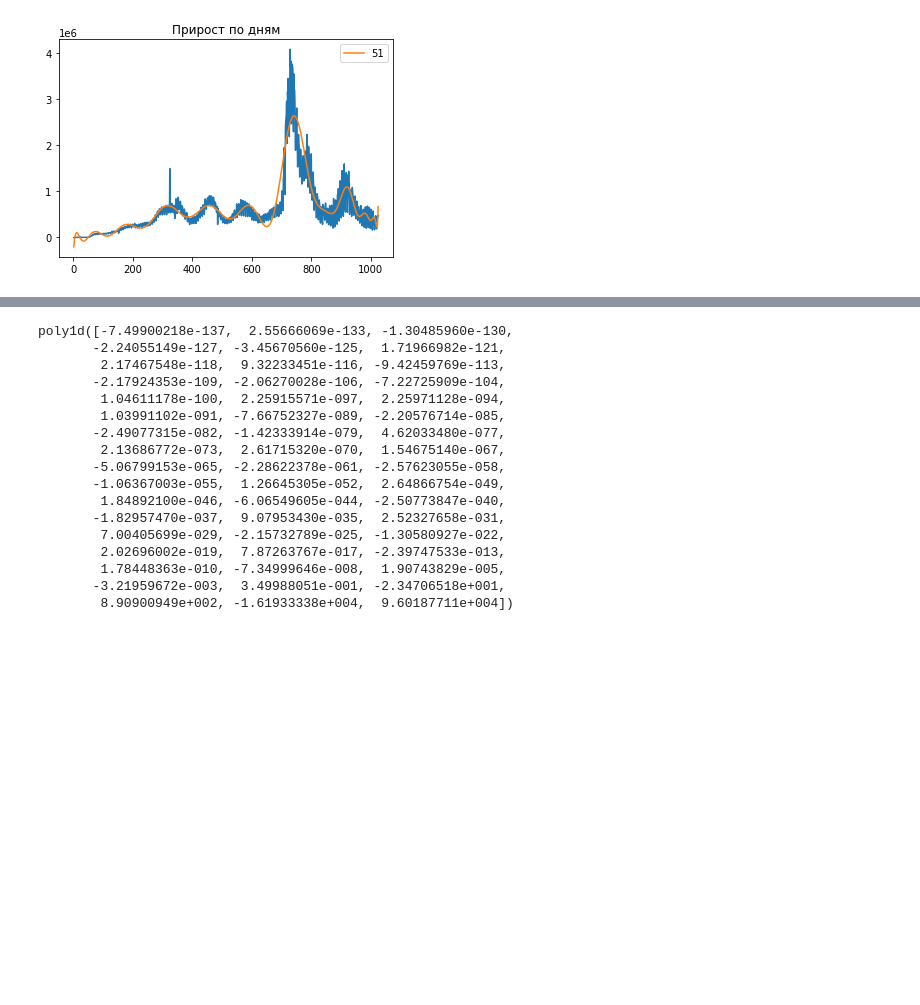
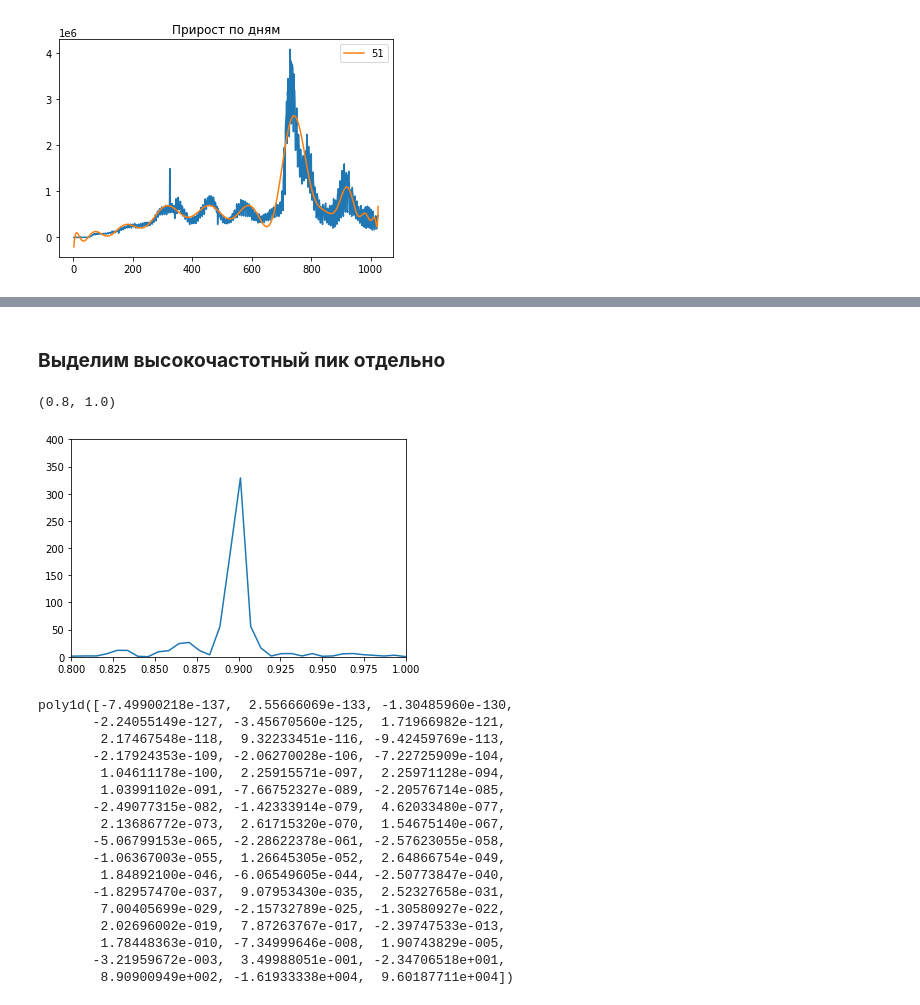
Before and after one commit to KonstantinGurskiy/AVR, a Jupyter notebook: AVR1_Gurskiy.ipynb, the cells around one changed output, grey strips where cells are left out. Saved outputs shown, nothing was run; the diff lists cells and outputs as text; code cells hidden in the pictures; blank space fills up the shorter version.

```diff
--- a/AVR1_Gurskiy.ipynb
+++ b/AVR1_Gurskiy.ipynb
@@ -68,3 +86,12 @@ Text(0.5, 1.0, 'Прирост по дням')
+# %% [markdown]
+### **Выделим высокочастотный пик отдельно**
+# %%
+plt.plot(f,dens)
+plt.ylim(0,400)
+plt.xlim(0.8,1)
+# %% [output]
+(0.8, 1.0)
+[figure, added]
 # %%
 deriv = np.polyder(p)
 deriv2 = np.polyder(deriv)
```
Also changed, not shown: parts of 6 cells of this notebook.
